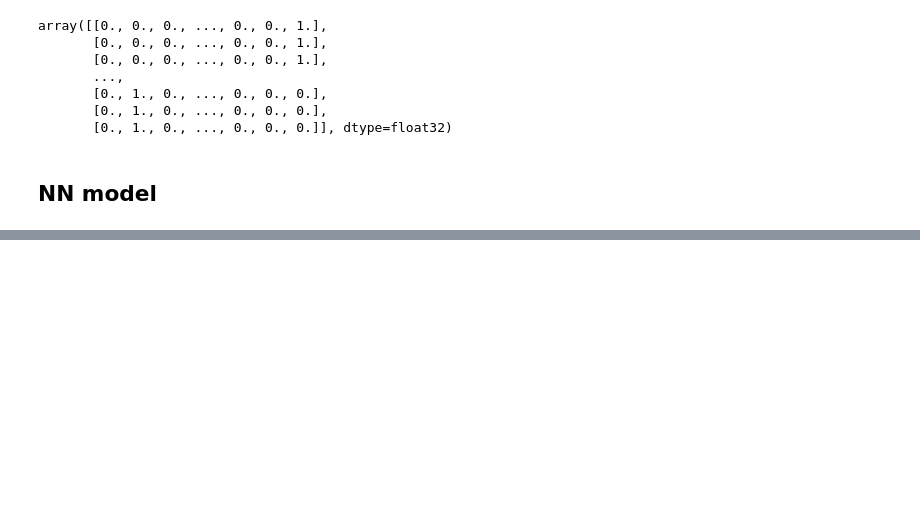
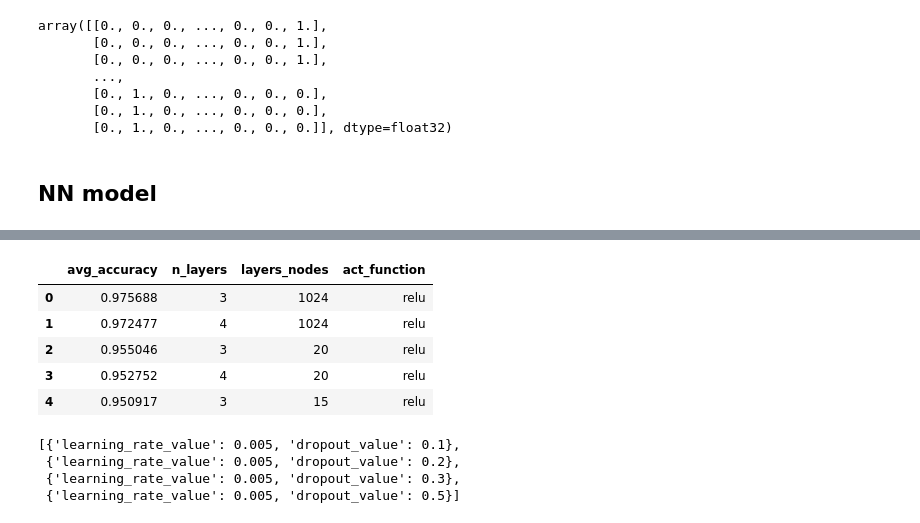
Before and after one commit to pierpaolododorico/speech_recognition_challenge, a Jupyter notebook: NN_models.ipynb, the cells around one changed output, grey strips where cells are left out. Cells and saved outputs as stored; diff of their text form; code cells hidden in the pictures; blank space fills up the shorter version.

Commit message:
Search_done

```diff
--- a/NN_models.ipynb
+++ b/NN_models.ipynb
@@ -268,7 +215,12 @@ number_epochs = {number_epochs}
 # %%
-create_nn(input_dimension = 1024 ,last_layer_nodes = 8, last_layer_function = 'softmax', loss_function = 'categorical_crossentropy', # params for our challenge
-          n_layers = 3, layers_nodes =15, act_function = 'relu', # params for nn structure
+# evaluate same model 5 times and return the avg accruacy
+
+quite_good_accuracy = []
+for i in range(5):
+    quite_good_accuracy.append(create_nn(input_dimension = 1024 ,last_layer_nodes = 8, last_layer_function = 'softmax', loss_function = 'categorical_crossentropy', # params for our challenge
+          n_layers = 3, layers_nodes = 15, act_function = 'relu', # params for nn structure
           learning_rate_value = 0.01, dropout_value = 0.2, # params related to model
-          batch_size_value = 10, number_epochs = 100 # params related to fit
-          )
+          batch_size_value = 10, number_epochs = 100, # params related to fit
+          verbose = False))
+print(f'We\'ll search for an accuracy higher than {np.mean(quite_good_accuracy)}')
 # %% [output]
@@ -289,0 +228,10 @@ Accuracy of the neural network: 0.9472477064220184
+# %%
+# try to get a better accuracy with a parameter search on structure params
+
+structure_params = {'n_layers':[3,4],'layers_nodes':[15,20,1024],'act_function':['relu','sigmoid']}
+
+keys, values = zip(*structure_params.items())
+structure_params_permutations = [dict(zip(keys, v)) for v in itertools.product(*values)]
+
+# show some combinations
+structure_params_permutations[:4]
@@ -289,0 +243,13 @@ Accuracy of the neural network: 0.9472477064220184
+# %%
+# add the average accuracy among 5 model evaluatings to the dictionaries
+# WARNING: It takes the time to train 12*5 networks
+
+for i in range(len(structure_params_permutations)):
+    avg_accuracy = []
+    for times in range(5):
+        avg_accuracy.append(create_nn(input_dimension = 1024 ,last_layer_nodes = 8, last_layer_function = 'softmax', loss_function = 'categorical_crossentropy', # params for our challenge
+          **structure_params_permutations[i], # params for nn structure
+          learning_rate_value = 0.01, dropout_value = 0.2, # params related to model
+          batch_size_value = 10, number_epochs = 100, # params related to fit
+          verbose = False))
+    structure_params_permutations[i]['avg_accuracy'] = np.mean(avg_accuracy)
@@ -289,0 +278,26 @@ Accuracy of the neural network: 0.9472477064220184
+# %%
+# create a table and show 5 best structure params combinations
+
+pd.DataFrame(sorted(structure_params_permutations, key=lambda k: k['avg_accuracy'], reverse=True), columns=['avg_accuracy','n_layers','layers_nodes','act_function']).head(5)
+# %% [output]
+|  | avg_accuracy | n_layers | layers_nodes | act_function |
+| 0 | 0.975688 | 3 | 1024 | relu |
+| 1 | 0.972477 | 4 | 1024 | relu |
+| 2 | 0.955046 | 3 | 20 | relu |
+| 3 | 0.952752 | 4 | 20 | relu |
+| 4 | 0.950917 | 3 | 15 | relu |
+# %%
+# try to get a better accuracy with a parameter search on model params
+
+model_params = {'learning_rate_value':[0.005,0.01,0.02],'dropout_value':[0.1,0.2,0.3,0.5]}
+
+keys, values = zip(*model_params.items())
+model_params_permutations = [dict(zip(keys, v)) for v in itertools.product(*values)]
+
+# show some combinations
+model_params_permutations[:4]
+# %% [output]
+[{'learning_rate_value': 0.005, 'dropout_value': 0.1},
+ {'learning_rate_value': 0.005, 'dropout_value': 0.2},
+ {'learning_rate_value': 0.005, 'dropout_value': 0.3},
+ {'learning_rate_value': 0.005, 'dropout_value': 0.5}]
```
Also changed, not shown: parts of 19 cells of this notebook.
